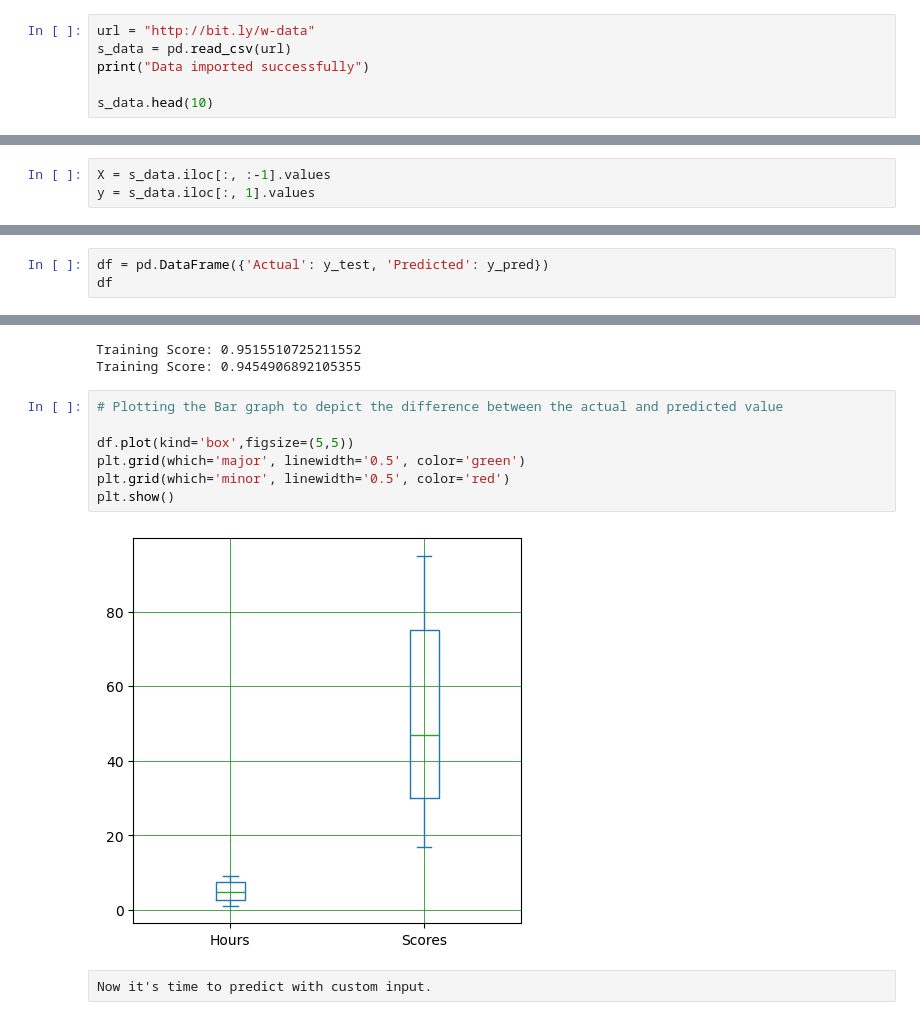
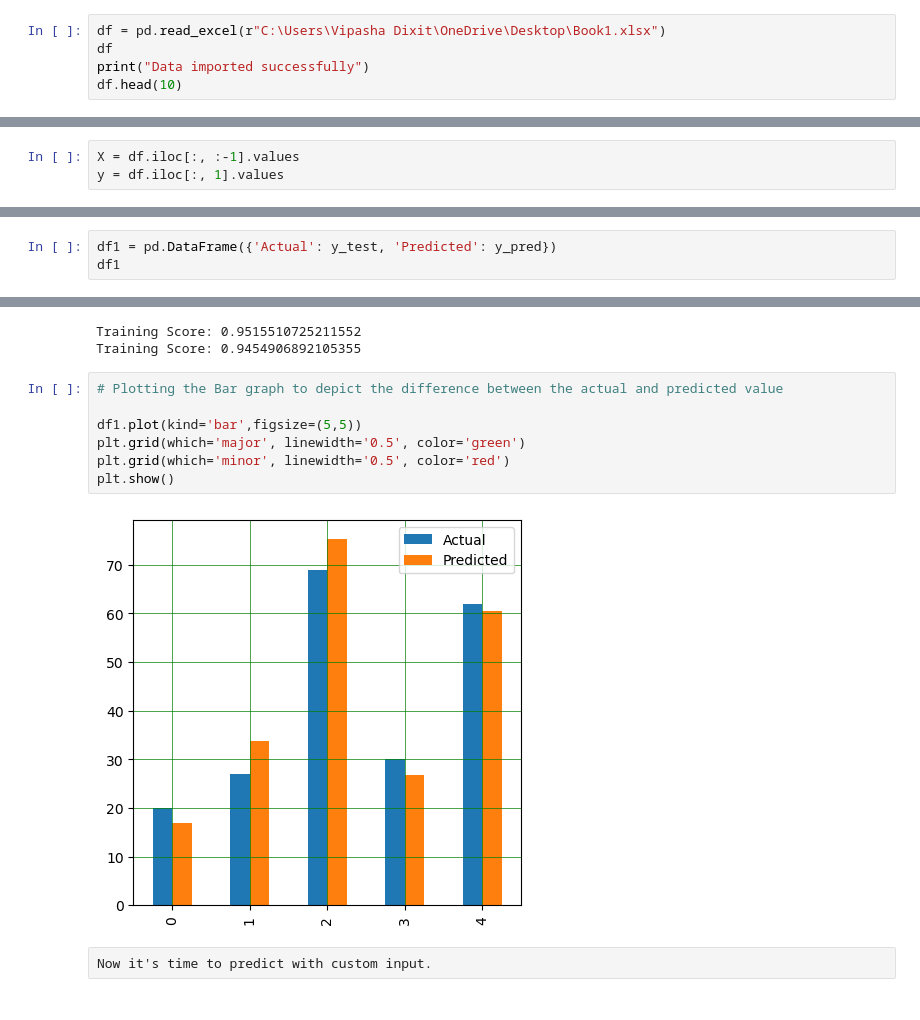
Before and after one commit to Vipasha23/TSF_data_science_intern, a Jupyter notebook: Task 1.ipynb, the cells around one changed output, grey strips where cells are left out. Saved outputs shown, nothing was run; the diff lists cells and outputs as text.

```diff
--- a/Task 1.ipynb
+++ b/Task 1.ipynb
@@ -19,11 +19,10 @@ import matplotlib.pyplot as plt
 # %% [markdown]
 ## Step 1- Reading the data from source
 # %%
-url = "http://bit.ly/w-data"
-s_data = pd.read_csv(url)
+df = pd.read_excel(r"C:\Users\Vipasha Dixit\OneDrive\Desktop\Book1.xlsx")
+df
 print("Data imported successfully")
-
-s_data.head(10)
+df.head(10)
 # %% [output]
 Data imported successfully
 |  | Hours | Scores |
@@ -63,8 +62,8 @@ s_data.plot.bar(x='Hours',y='Scores')
 # %% [markdown]
 ## Step 3- Data Preprocessing
 # %%
-X = s_data.iloc[:, :-1].values
-y = s_data.iloc[:, 1].values
+X = df.iloc[:, :-1].values
+y = df.iloc[:, 1].values
 # %% [markdown]
 ## Step 4- Model Training
 # %% [raw]
@@ -119,8 +120,8 @@ Prediction of Score
 # %% [markdown]
 ## Step 7- Comparing Actual result to Predicted Model Result
 # %%
-df = pd.DataFrame({'Actual': y_test, 'Predicted': y_pred})
-df
+df1 = pd.DataFrame({'Actual': y_test, 'Predicted': y_pred})
+df1
 # %% [output]
 |  | Actual | Predicted |
 | 0 | 20 | 16.884145 |
@@ -138,12 +139,12 @@ Training Score: 0.9454906892105355
 # %%
 # Plotting the Bar graph to depict the difference between the actual and predicted value
 
-df.plot(kind='box',figsize=(5,5))
+df1.plot(kind='bar',figsize=(5,5))
 plt.grid(which='major', linewidth='0.5', color='green')
 plt.grid(which='minor', linewidth='0.5', color='red')
 plt.show()
 # %% [output]
-[figure, old version]
+[figure, new version]
 # %% [raw]
 Now it's time to predict with custom input.
 # %%
```
Also changed, not shown: parts of 5 cells of this notebook.
